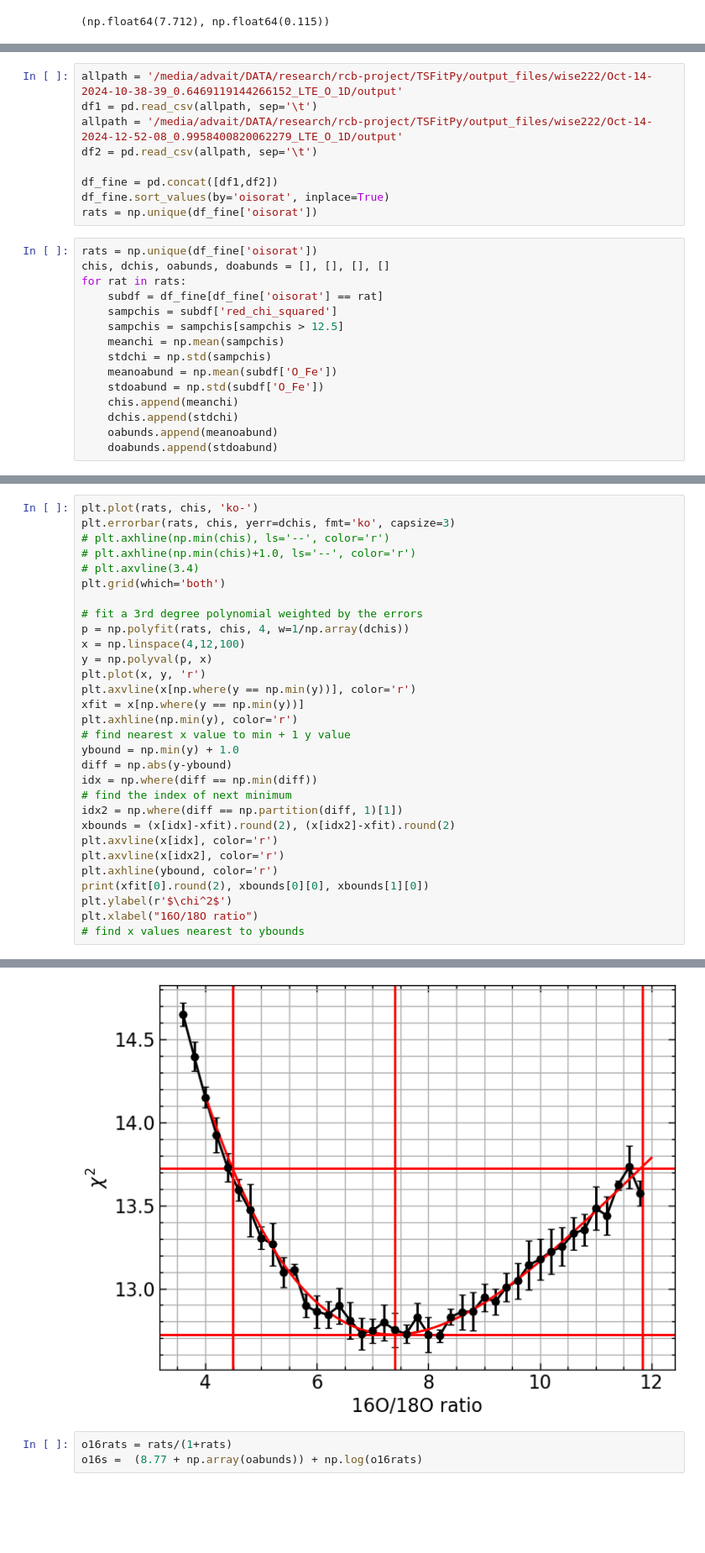
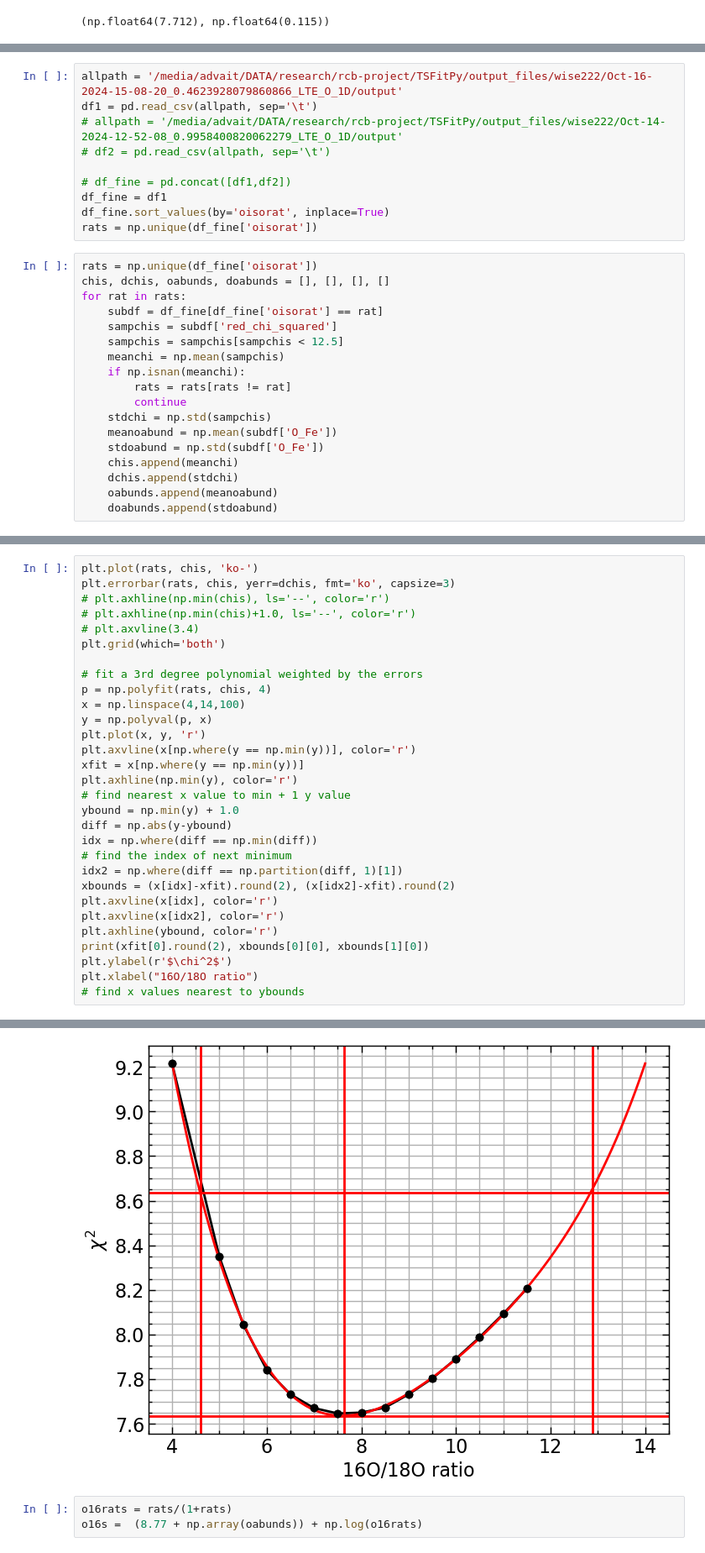
Before and after one commit to advaitmehla/TSFitPy, a Jupyter notebook: plotting_tools/wise222-CN.ipynb, the cells around one changed output, grey strips where cells are left out. Shown at 84% size. Cells and saved outputs as stored; diff of their text form; blank space fills up the shorter version.

```diff
--- a/plotting_tools/wise222-CN.ipynb
+++ b/plotting_tools/wise222-CN.ipynb
@@ -211,10 +203,11 @@ fitlist2
 # %%
-allpath = '/media/advait/DATA/research/rcb-project/TSFitPy/output_files/wise222/Oct-14-2024-10-38-39_0.6469119144266152_LTE_O_1D/output'
+allpath = '/media/advait/DATA/research/rcb-project/TSFitPy/output_files/wise222/Oct-16-2024-15-08-20_0.4623928079860866_LTE_O_1D/output'
 df1 = pd.read_csv(allpath, sep='\t')
-allpath = '/media/advait/DATA/research/rcb-project/TSFitPy/output_files/wise222/Oct-14-2024-12-52-08_0.9958400820062279_LTE_O_1D/output'
-df2 = pd.read_csv(allpath, sep='\t')
+# allpath = '/media/advait/DATA/research/rcb-project/TSFitPy/output_files/wise222/Oct-14-2024-12-52-08_0.9958400820062279_LTE_O_1D/output'
+# df2 = pd.read_csv(allpath, sep='\t')
 
-df_fine = pd.concat([df1,df2])
+# df_fine = pd.concat([df1,df2])
+df_fine = df1
 df_fine.sort_values(by='oisorat', inplace=True)
 rats = np.unique(df_fine['oisorat'])
 # %%
@@ -223,8 +216,11 @@ chis, dchis, oabunds, doabunds = [], [], [], []
 for rat in rats:
     subdf = df_fine[df_fine['oisorat'] == rat]
     sampchis = subdf['red_chi_squared']
-    sampchis = sampchis[sampchis > 12.5]
+    sampchis = sampchis[sampchis < 12.5]
     meanchi = np.mean(sampchis)
+    if np.isnan(meanchi):
+        rats = rats[rats != rat]
+        continue
     stdchi = np.std(sampchis)
     meanoabund = np.mean(subdf['O_Fe'])
     stdoabund = np.std(subdf['O_Fe'])
@@ -241,8 +271,8 @@ plt.errorbar(rats, chis, yerr=dchis, fmt='ko', capsize=3)
 plt.grid(which='both')
 
 # fit a 3rd degree polynomial weighted by the errors
-p = np.polyfit(rats, chis, 4, w=1/np.array(dchis))
-x = np.linspace(4,12,100)
+p = np.polyfit(rats, chis, 4)
+x = np.linspace(4,14,100)
 y = np.polyval(p, x)
 plt.plot(x, y, 'r')
 plt.axvline(x[np.where(y == np.min(y))], color='r')
@@ -267,5 +297,5 @@ plt.xlabel("16O/18O ratio")
 Text(0.5, 0, '16O/18O ratio')
-[figure, old version]
+[figure, new version]
 # %%
 o16rats = rats/(1+rats)
 o16s =  (8.77 + np.array(oabunds)) + np.log(o16rats)
```
Also changed, not shown: parts of 14 cells of this notebook, 31 other files.
